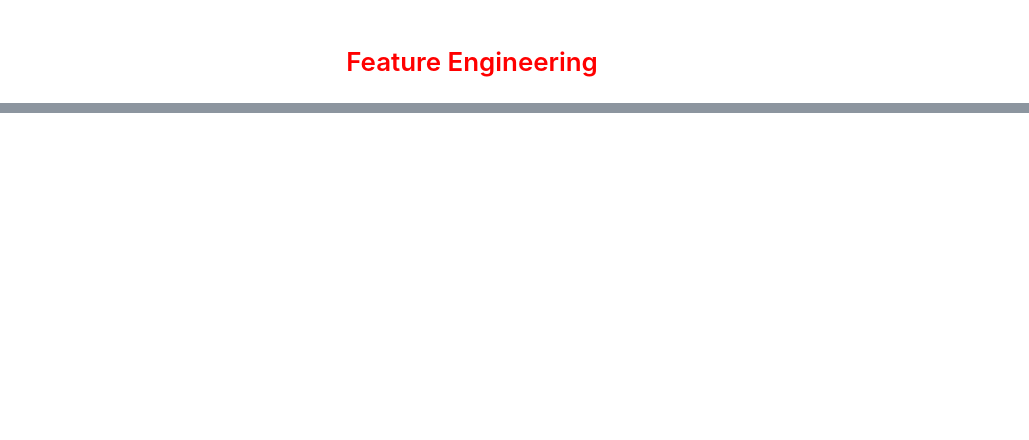
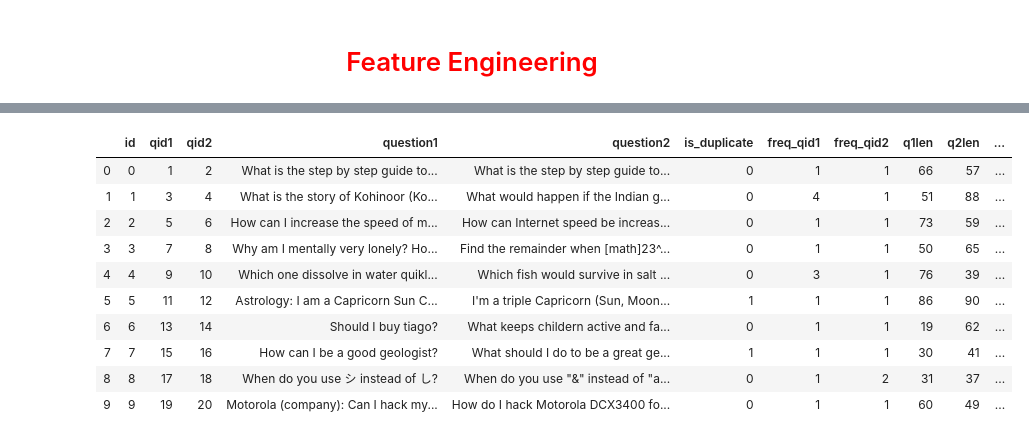
Before and after one commit to arpitiiitv/Machine-Learning-End2End-, a Jupyter notebook: Quora Question Pairs Similarity/Quora Question Pairs.ipynb, the cells around one changed output, grey strips where cells are left out. Drawn from its saved outputs; the diff is of its cells as text; code cells hidden in the pictures; blank space fills up the shorter version.

```diff
--- a/Quora Question Pairs Similarity/Quora Question Pairs.ipynb
+++ b/Quora Question Pairs Similarity/Quora Question Pairs.ipynb
@@ -201,0 +235,5 @@ word cloud analysis
+# %%
+# adding these freq_qid1 = Frequency of qid1's features
+df['freq_qid1'] = df.groupby('qid1')['qid1'].transform('count')
+print("freq_qid1 feature will contain number of times question with qid1 have occured as question1")
+df.head(8)
@@ -201,0 +251,5 @@ word cloud analysis
+# %%
+# adding these freq_qid2 = Frequency of qid2's features
+df['freq_qid2'] = df.groupby('qid2')['qid2'].transform('count')
+print("freq_qid2 feature will contain number of times question with qid2 have occured as question2")
+df.head(10)
@@ -201,0 +272,5 @@ word cloud analysis
+# %%
+# adding q1len = Length of q1 , q2len = Length of q2 feaatues
+df['q1len'] = df['question1'].str.len()
+df['q2len'] = df['question2'].str.len()
+df.head(8)
@@ -201,0 +287,16 @@ word cloud analysis
+# %%
+# adding  q1_n_words = Number of words in Question 1
+df['q1_n_words'] = df['question1'].apply(lambda x: len(x.split(" ")))
+df.head(10)
+# %% [output]
+|  | id | qid1 | qid2 | question1 | question2 | is_duplicate | freq_qid1 | freq_qid2 | q1len | q2len | ... |
+| 0 | 0 | 1 | 2 | What is the step by step guide to... | What is the step by step guide to... | 0 | 1 | 1 | 66 | 57 | ... |
+| 1 | 1 | 3 | 4 | What is the story of Kohinoor (Ko... | What would happen if the Indian g... | 0 | 4 | 1 | 51 | 88 | ... |
+| 2 | 2 | 5 | 6 | How can I increase the speed of m... | How can Internet speed be increas... | 0 | 1 | 1 | 73 | 59 | ... |
+| 3 | 3 | 7 | 8 | Why am I mentally very lonely? Ho... | Find the remainder when [math]23^... | 0 | 1 | 1 | 50 | 65 | ... |
+| 4 | 4 | 9 | 10 | Which one dissolve in water quikl... | Which fish would survive in salt ... | 0 | 3 | 1 | 76 | 39 | ... |
+| 5 | 5 | 11 | 12 | Astrology: I am a Capricorn Sun C... | I'm a triple Capricorn (Sun, Moon... | 1 | 1 | 1 | 86 | 90 | ... |
+| 6 | 6 | 13 | 14 | Should I buy tiago? | What keeps childern active and fa... | 0 | 1 | 1 | 19 | 62 | ... |
+| 7 | 7 | 15 | 16 | How can I be a good geologist? | What should I do to be a great ge... | 1 | 1 | 1 | 30 | 41 | ... |
+| 8 | 8 | 17 | 18 | When do you use シ instead of し? | When do you use "&" instead of "a... | 0 | 1 | 2 | 31 | 37 | ... |
+| 9 | 9 | 19 | 20 | Motorola (company): Can I hack my... | How do I hack Motorola DCX3400 fo... | 0 | 1 | 1 | 60 | 49 | ... |
```
Also changed, not shown: parts of 13 cells of this notebook.
